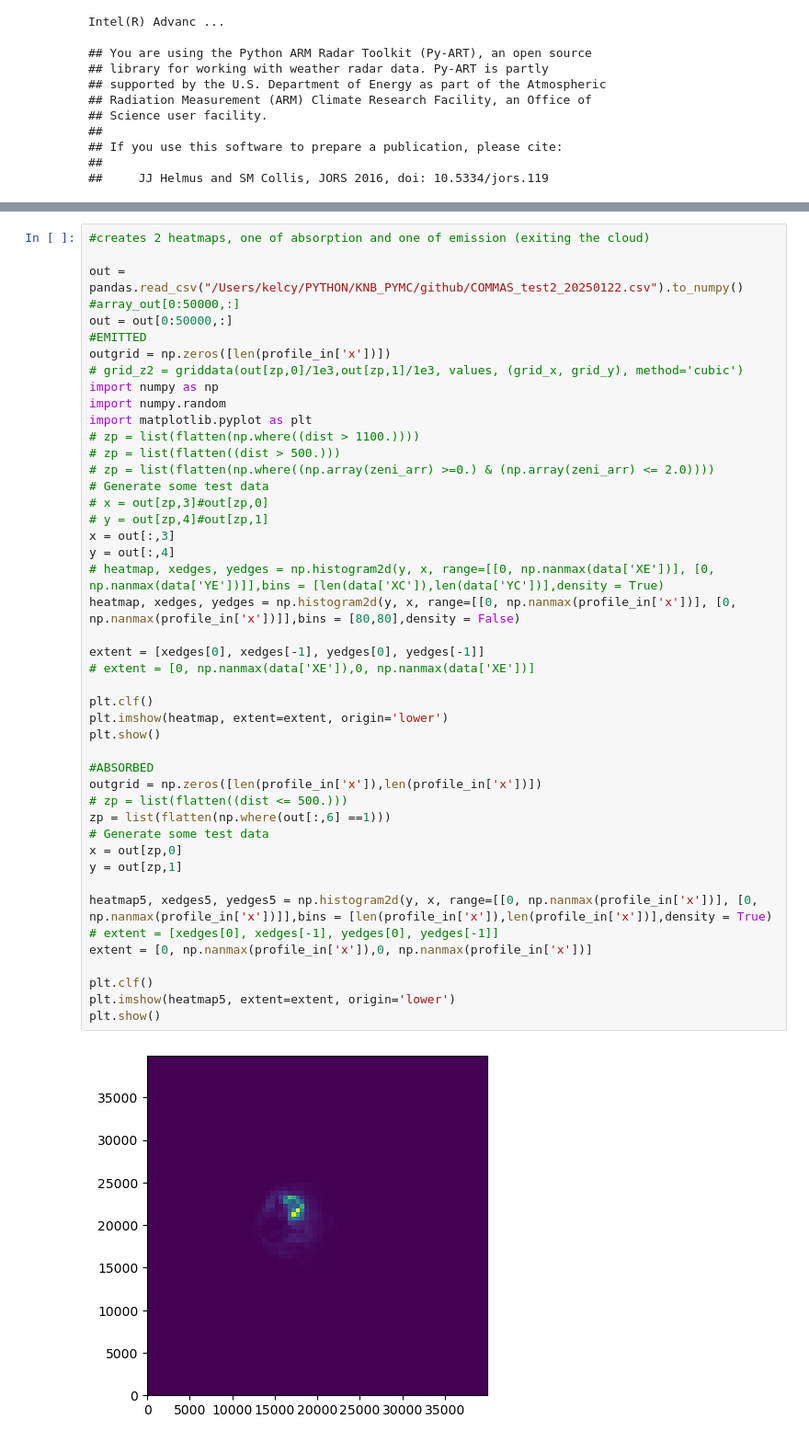
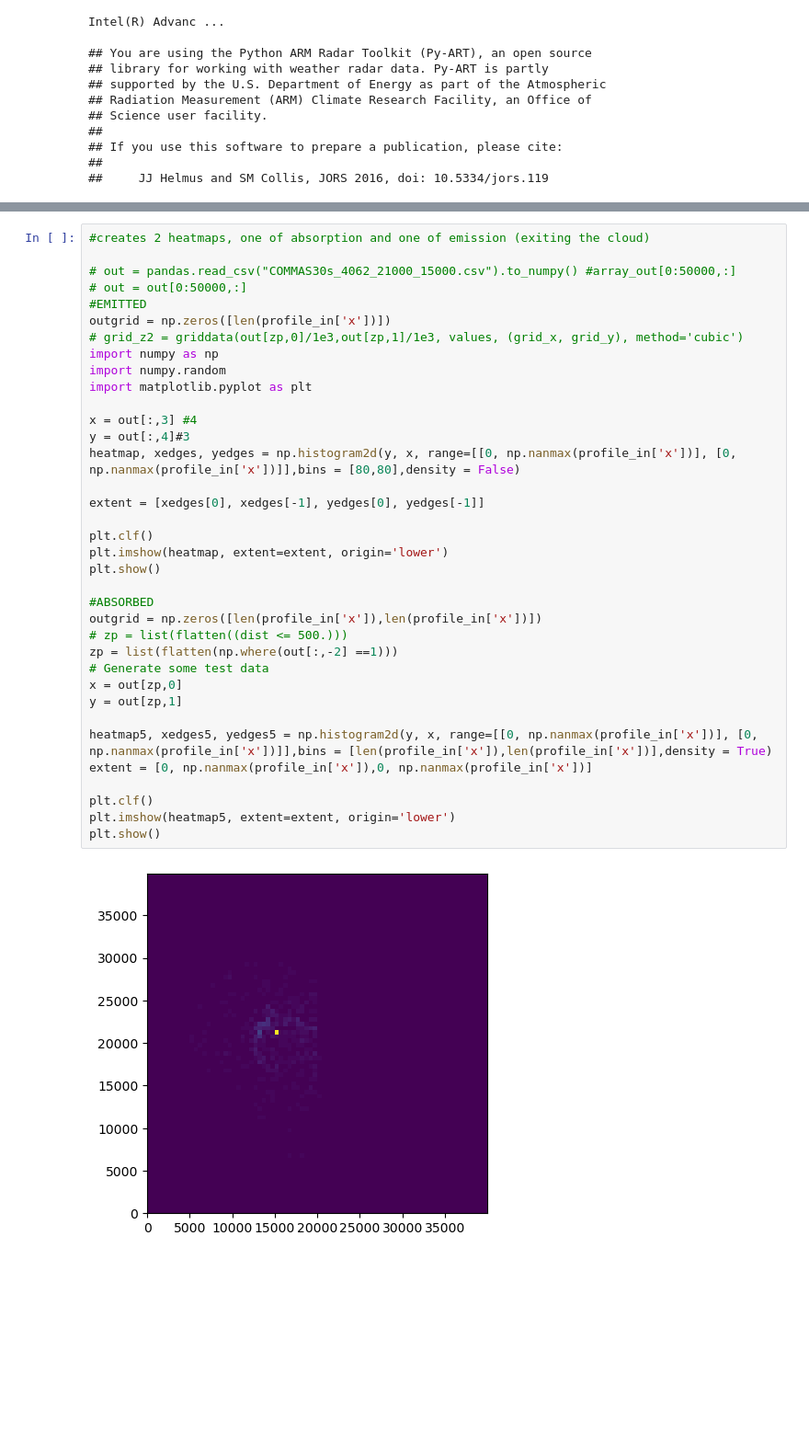
Before and after one commit to kelcyno/PYMC, a Jupyter notebook: KNB_mc_model_3dCOMMAS.ipynb, the cells around one changed output, grey strips where cells are left out. Shown at 92% size. Drawn from its saved outputs; the diff is of its cells as text; blank space fills up the shorter version.

```diff
--- a/KNB_mc_model_3dCOMMAS.ipynb
+++ b/KNB_mc_model_3dCOMMAS.ipynb
@@ -657,46 +590,38 @@ masktree = spatial.KDTree(maskstack)
 # %%
 #creates 2 heatmaps, one of absorption and one of emission (exiting the cloud)
 
-out = pandas.read_csv("/Users/kelcy/PYTHON/KNB_PYMC/github/COMMAS_test2_20250122.csv").to_numpy() #array_out[0:50000,:]
-out = out[0:50000,:]
+# out = pandas.read_csv("COMMAS30s_4062_21000_15000.csv").to_numpy() #array_out[0:50000,:]
+# out = out[0:50000,:]
 #EMITTED
 outgrid = np.zeros([len(profile_in['x'])])
 # grid_z2 = griddata(out[zp,0]/1e3,out[zp,1]/1e3, values, (grid_x, grid_y), method='cubic')
 import numpy as np
 import numpy.random
 import matplotlib.pyplot as plt
-# zp = list(flatten(np.where((dist > 1100.))))
-# zp = list(flatten((dist > 500.)))
-# zp = list(flatten(np.where((np.array(zeni_arr) >=0.) & (np.array(zeni_arr) <= 2.0))))
-# Generate some test data
-# x = out[zp,3]#out[zp,0]
-# y = out[zp,4]#out[zp,1]
-x = out[:,3]
-y = out[:,4]
-# heatmap, xedges, yedges = np.histogram2d(y, x, range=[[0, np.nanmax(data['XE'])], [0, np.nanmax(data['YE'])]],bins = [len(data['XC']),len(data['YC'])],density = True)
+
+x = out[:,3] #4
+y = out[:,4]#3
 heatmap, xedges, yedges = np.histogram2d(y, x, range=[[0, np.nanmax(profile_in['x'])], [0, np.nanmax(profile_in['x'])]],bins = [80,80],density = False)
 
 extent = [xedges[0], xedges[-1], yedges[0], yedges[-1]]
-# extent = [0, np.nanmax(data['XE']),0, np.nanmax(data['XE'])]
 
 plt.clf()
 plt.imshow(heatmap, extent=extent, origin='lower')
 plt.show()
 
 #ABSORBED
 outgrid = np.zeros([len(profile_in['x']),len(profile_in['x'])])
 # zp = list(flatten((dist <= 500.)))
-zp = list(flatten(np.where(out[:,6] ==1)))
+zp = list(flatten(np.where(out[:,-2] ==1)))
 # Generate some test data
 x = out[zp,0]
 y = out[zp,1]
 
 heatmap5, xedges5, yedges5 = np.histogram2d(y, x, range=[[0, np.nanmax(profile_in['x'])], [0, np.nanmax(profile_in['x'])]],bins = [len(profile_in['x']),len(profile_in['x'])],density = True)
-# extent = [xedges[0], xedges[-1], yedges[0], yedges[-1]]
 extent = [0, np.nanmax(profile_in['x']),0, np.nanmax(profile_in['x'])]
 
 plt.clf()
 plt.imshow(heatmap5, extent=extent, origin='lower')
 plt.show()
 # %% [output]
-[figure, old version]
+[figure, new version]
```
Also changed, not shown: parts of 16 cells of this notebook, 3 other files.
